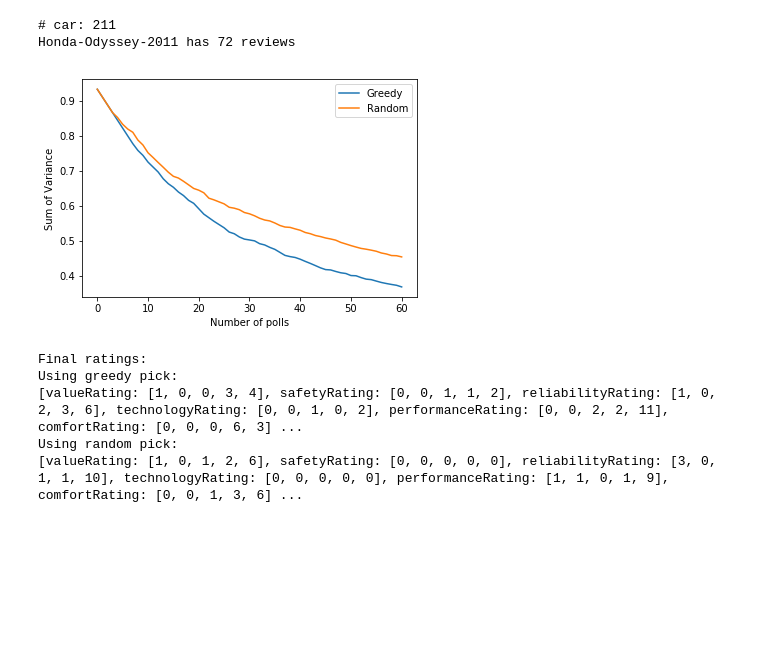
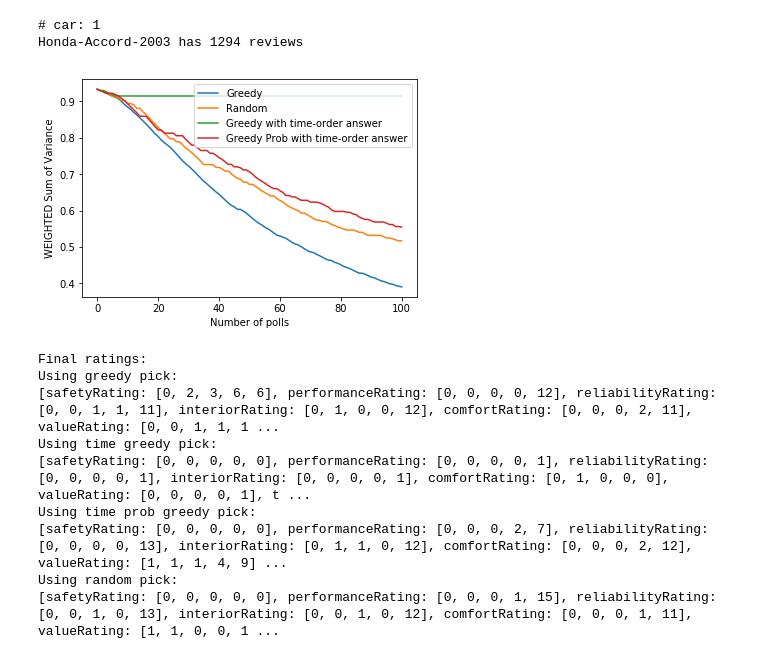
Before and after one commit to lexuanthongnhat/reviews-solicitation, a Jupyter notebook: Experiment.ipynb, the cells around one changed output. Drawn from its saved outputs; the diff is of its cells as text; code cells hidden in the pictures; blank space fills up the shorter version.

```diff
--- a/Experiment.ipynb
+++ b/Experiment.ipynb
@@ -1,5 +1,7 @@
 # %%
 import reviews_soli
 
+print('Criterion: WEIGHTED Sum of Variances')
 car_to_reviews, car_to_result_stats = \
-    reviews_soli.simulate_reviews_soli('datasets/edmunds_reviews.csv')
+    reviews_soli.simulate_reviews_soli('datasets/edmunds_reviews.csv',
+                                       criterion='weighted_sum_dirichlet_variances')
@@ -6,36 +26,48 @@ car_to_reviews, car_to_result_stats = \
 # %%
 %matplotlib inline
 import matplotlib.pyplot as plt
 import random
 
 print('# car: {}'.format(len(car_to_reviews)))
 car = random.choice(list(car_to_reviews.keys()))
 reviews = car_to_reviews[car]
 print('{} has {} reviews'.format(car, len(reviews)))
 
-greedy_stats, random_stats = car_to_result_stats[car]
+greedy_stats, time_greedy_stats, time_prob_greedy_stats, random_stats = car_to_result_stats[car]
+
 X = list(greedy_stats.step_to_cost.keys())
 greedy_Y = list(greedy_stats.step_to_cost.values())
+time_greedy_Y = list(time_greedy_stats.step_to_cost.values())
+time_prob_greedy_Y = list(time_prob_greedy_stats.step_to_cost.values())
 random_Y = list(random_stats.step_to_cost.values())
 
 fig, ax = plt.subplots()
 line1, = ax.plot(X, greedy_Y, label='Greedy')
 line2, = ax.plot(X, random_Y, label='Random')
 
+line3, = ax.plot(X, time_greedy_Y, label='Greedy with time-order answer')
+line4, = ax.plot(X, time_prob_greedy_Y, label='Greedy Prob with time-order answer')
+
 ax.legend(loc='upper right')
 ax.set_xlabel('Number of polls')
-ax.set_ylabel('Sum of Variance')
+ax.set_ylabel('WEIGHTED Sum of Variance')
 plt.show()
 
 print('\nFinal ratings:')
 print('Using greedy pick:\n{}'.format(greedy_stats.final_features))
+print('Using time greedy pick:\n{}'.format(time_greedy_stats.final_features))
+print('Using time prob greedy pick:\n{}'.format(time_prob_greedy_stats.final_features))
 print('Using random pick:\n{}'.format(random_stats.final_features))
 # %% [output]
-# car: 211
-Honda-Odyssey-2011 has 72 reviews
+# car: 1
+Honda-Accord-2003 has 1294 reviews
-[figure, old version]
+[figure, new version]
 Final ratings:
 Using greedy pick:
-[valueRating: [1, 0, 0, 3, 4], safetyRating: [0, 0, 1, 1, 2], reliabilityRating: [1, 0, 2, 3, 6], technologyRating: [0, 0, 1, 0, 2], performanceRating: [0, 0, 2, 2, 11], comfortRating: [0, 0, 0, 6, 3] ...
+[safetyRating: [0, 2, 3, 6, 6], performanceRating: [0, 0, 0, 0, 12], reliabilityRating: [0, 0, 1, 1, 11], interiorRating: [0, 1, 0, 0, 12], comfortRating: [0, 0, 0, 2, 11], valueRating: [0, 0, 1, 1, 1 ...
+Using time greedy pick:
+[safetyRating: [0, 0, 0, 0, 0], performanceRating: [0, 0, 0, 0, 1], reliabilityRating: [0, 0, 0, 0, 1], interiorRating: [0, 0, 0, 0, 1], comfortRating: [0, 1, 0, 0, 0], valueRating: [0, 0, 0, 0, 1], t ...
+Using time prob greedy pick:
+[safetyRating: [0, 0, 0, 0, 0], performanceRating: [0, 0, 0, 2, 7], reliabilityRating: [0, 0, 0, 0, 13], interiorRating: [0, 1, 1, 0, 12], comfortRating: [0, 0, 0, 2, 12], valueRating: [1, 1, 1, 4, 9] ...
 Using random pick:
-[valueRating: [1, 0, 1, 2, 6], safetyRating: [0, 0, 0, 0, 0], reliabilityRating: [3, 0, 1, 1, 10], technologyRating: [0, 0, 0, 0, 0], performanceRating: [1, 1, 0, 1, 9], comfortRating: [0, 0, 1, 3, 6] ...
+[safetyRating: [0, 0, 0, 0, 0], performanceRating: [0, 0, 0, 1, 15], reliabilityRating: [0, 0, 1, 0, 13], interiorRating: [0, 0, 1, 0, 12], comfortRating: [0, 0, 0, 1, 11], valueRating: [1, 1, 0, 0, 1 ...
```
Also changed, not shown: parts of 2 cells of this notebook, 4 other files.
